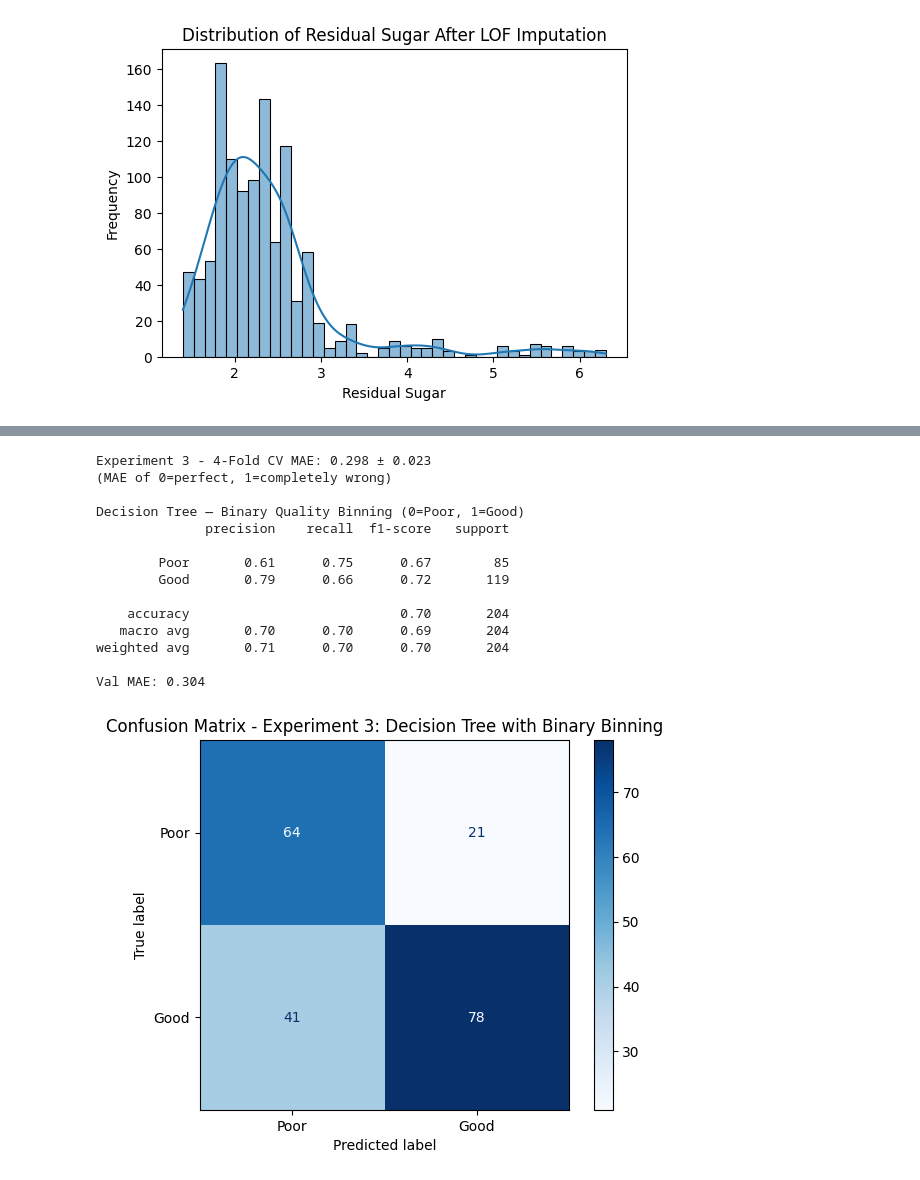
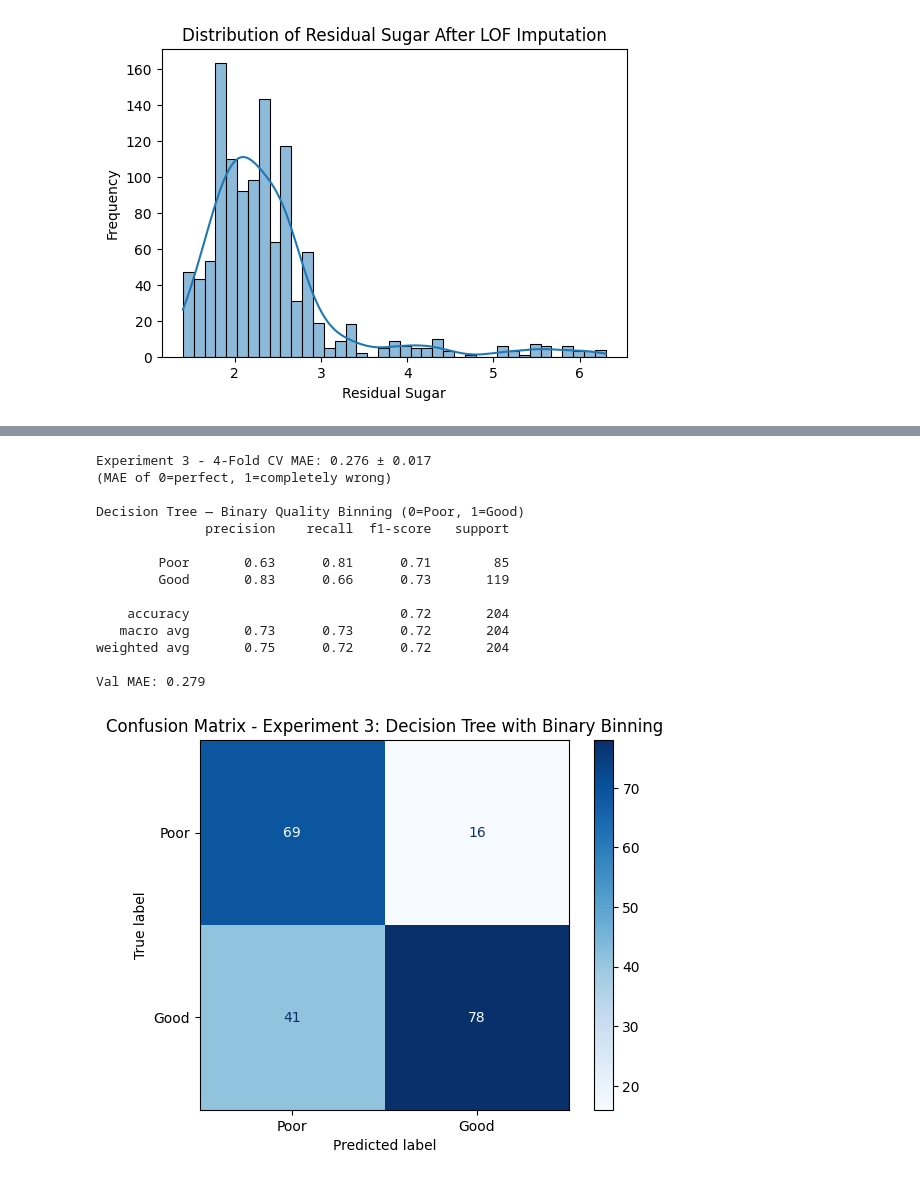
Before and after one commit to JCoji/DataScienceA2, a Jupyter notebook: A3 - Jonthan Cojita, Lucas Gavura.ipynb, the cells around one changed output, grey strips where cells are left out. Cells and saved outputs as stored; diff of their text form; code cells hidden in the pictures.

```diff
--- a/A3 - Jonthan Cojita, Lucas Gavura.ipynb
+++ b/A3 - Jonthan Cojita, Lucas Gavura.ipynb
@@ -280,7 +280,7 @@ weighted avg       0.47      0.42      0.34       204
 # %%
 #Experiment 3: Decision Tree Classifier with binary quality binning (0=Poor, 1=Good)
 dt_binned = DecisionTreeClassifier(
-    max_depth=5,
+    max_depth=10,
     min_samples_split=20,
     min_samples_leaf=10,
     random_state=42
@@ -292,43 +292,42 @@ feature_cols = [c for c in val_df_binned.columns if c not in ['quality', 'qualit
 
 X3 = train_df_binned[feature_cols]
 y3 = train_df_binned['quality_bin']
 
 cv = StratifiedKFold(n_splits=4, shuffle=True, random_state=42)
 mae_scorer = make_scorer(mean_absolute_error, greater_is_better=False)
 
 cv_scores_3 = cross_val_score(dt_binned, X3, y3, cv=cv, scoring=mae_scorer)
 print(f"Experiment 3 - 4-Fold CV MAE: {-cv_scores_3.mean():.3f} ± {cv_scores_3.std():.3f}")
 print("(MAE of 0=perfect, 1=completely wrong)")
 
 #Train on train_df_binned, evaluate on val_df_binned
 dt_binned.fit(train_df_binned[feature_cols], train_df_binned['quality_bin'])
 val_preds_dt_binned = dt_binned.predict(val_df_binned[feature_cols])
 
 print("\nDecision Tree — Binary Quality Binning (0=Poor, 1=Good)")
-print(classification_report(val_df_binned['quality_bin'], val_preds_dt_binned,
-                             target_names=['Poor', 'Good']))
+print(classification_report(val_df_binned['quality_bin'], val_preds_dt_binned, target_names=['Poor', 'Good']))
 print(f"Val MAE: {mean_absolute_error(val_df_binned['quality_bin'], val_preds_dt_binned):.3f}")
 
 cm_binned = confusion_matrix(val_df_binned['quality_bin'], val_preds_dt_binned)
 ConfusionMatrixDisplay(confusion_matrix=cm_binned, display_labels=['Poor', 'Good']).plot(cmap=plt.cm.Blues)
 plt.title("Confusion Matrix - Experiment 3: Decision Tree with Binary Binning")
 plt.show()
 # %% [output]
-Experiment 3 - 4-Fold CV MAE: 0.298 ± 0.023
+Experiment 3 - 4-Fold CV MAE: 0.276 ± 0.017
 (MAE of 0=perfect, 1=completely wrong)
 
 Decision Tree — Binary Quality Binning (0=Poor, 1=Good)
               precision    recall  f1-score   support
 
-        Poor       0.61      0.75      0.67        85
-        Good       0.79      0.66      0.72       119
+        Poor       0.63      0.81      0.71        85
+        Good       0.83      0.66      0.73       119
 
-    accuracy                           0.70       204
-   macro avg       0.70      0.70      0.69       204
-weighted avg       0.71      0.70      0.70       204
+    accuracy                           0.72       204
+   macro avg       0.73      0.73      0.72       204
+weighted avg       0.75      0.72      0.72       204
 
-Val MAE: 0.304
+Val MAE: 0.279
-[figure, old version]
+[figure, new version]
 # %%
 #Experiment 4: Random Forest Classifier with binary quality binning (0=Poor, 1=Good)
 rf = RandomForestClassifier(
```
Also changed, not shown: parts of 3 cells of this notebook.
